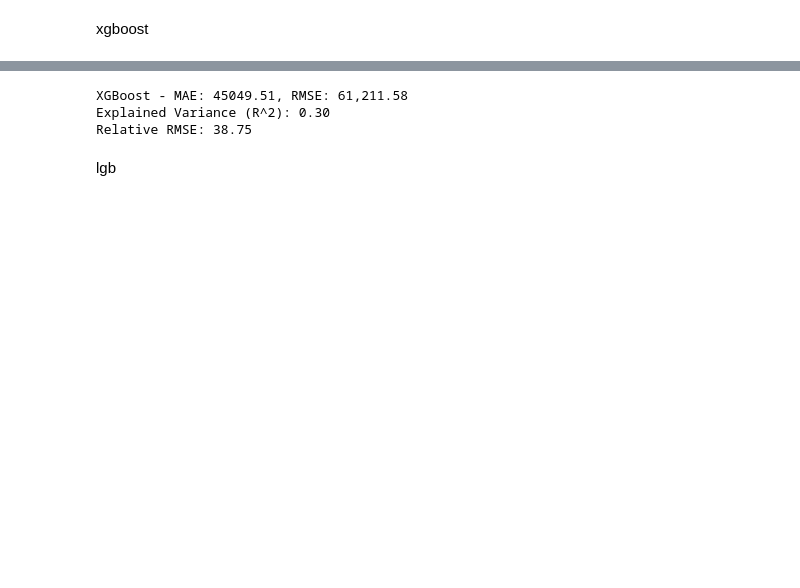
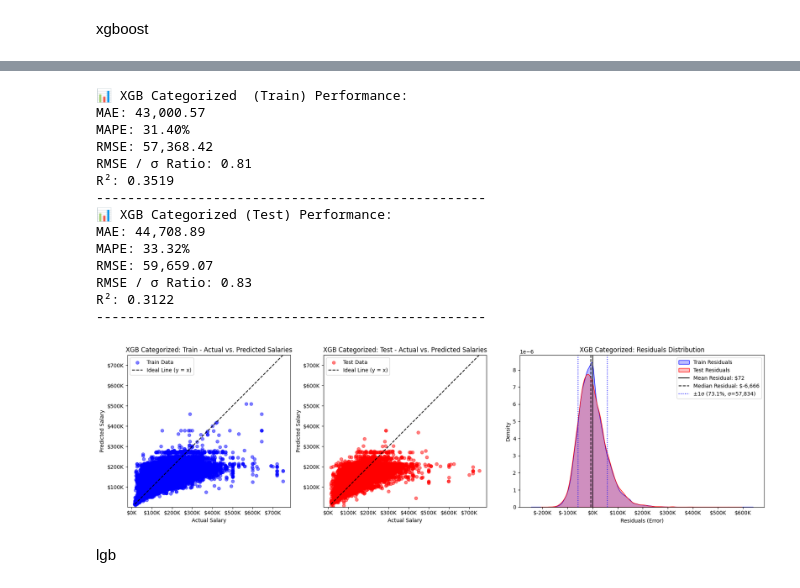
Before and after one commit to danielbehargithub/LinkedIn_Salary, a Jupyter notebook: Salary/Non_Linear_Models.ipynb, the cells around one changed output, grey strips where cells are left out. Drawn from its saved outputs; the diff is of its cells as text; code cells hidden in the pictures; blank space fills up the shorter version.

```diff
--- a/Salary/Non_Linear_Models.ipynb
+++ b/Salary/Non_Linear_Models.ipynb
@@ -338,22 +395,34 @@ Relative RMSE: 38.73
 # %%
 xgb_model_categorized = xgb.XGBRegressor(random_state=42, enable_categorical=True)
 xgb_model_categorized.fit(X_train, y_train)
 
-xgb_cat_y_pred_train = xgb_model_categorized.predict(X_train_encoded)
-xgb_cat_y_pred_test = xgb_model_categorized.predict(X_test_encoded)
+xgb_cat_y_pred_train = xgb_model_categorized.predict(X_train)
+xgb_cat_y_pred_test = xgb_model_categorized.predict(X_test)
 
 # Evaluate model on training data
 xgb_cat_train_results = evaluate_model("XGB Categorized  (Train)", y_train, xgb_cat_y_pred_train)
 
 # Evaluate model on test data
 xgb_cat_test_results = evaluate_model("XGB Categorized (Test)", y_test, xgb_cat_y_pred_test)
 
 
 plot_regression_results(y_train, xgb_cat_y_pred_train, y_test, xgb_cat_y_pred_test, model_name="XGB Categorized")
 # %% [output]
-XGBoost - MAE: 45049.51, RMSE: 61,211.58
-Explained Variance (R^2): 0.30
-Relative RMSE: 38.75
+📊 XGB Categorized  (Train) Performance:
+MAE: 43,000.57
+MAPE: 31.40%
+RMSE: 57,368.42
+RMSE / σ Ratio: 0.81
+R²: 0.3519
+--------------------------------------------------
+📊 XGB Categorized (Test) Performance:
+MAE: 44,708.89
+MAPE: 33.32%
+RMSE: 59,659.07
+RMSE / σ Ratio: 0.83
+R²: 0.3122
+--------------------------------------------------
+[figure, added]
 # %% [markdown]
 lgb
 # %%
```
Also changed, not shown: parts of 16 cells of this notebook.
